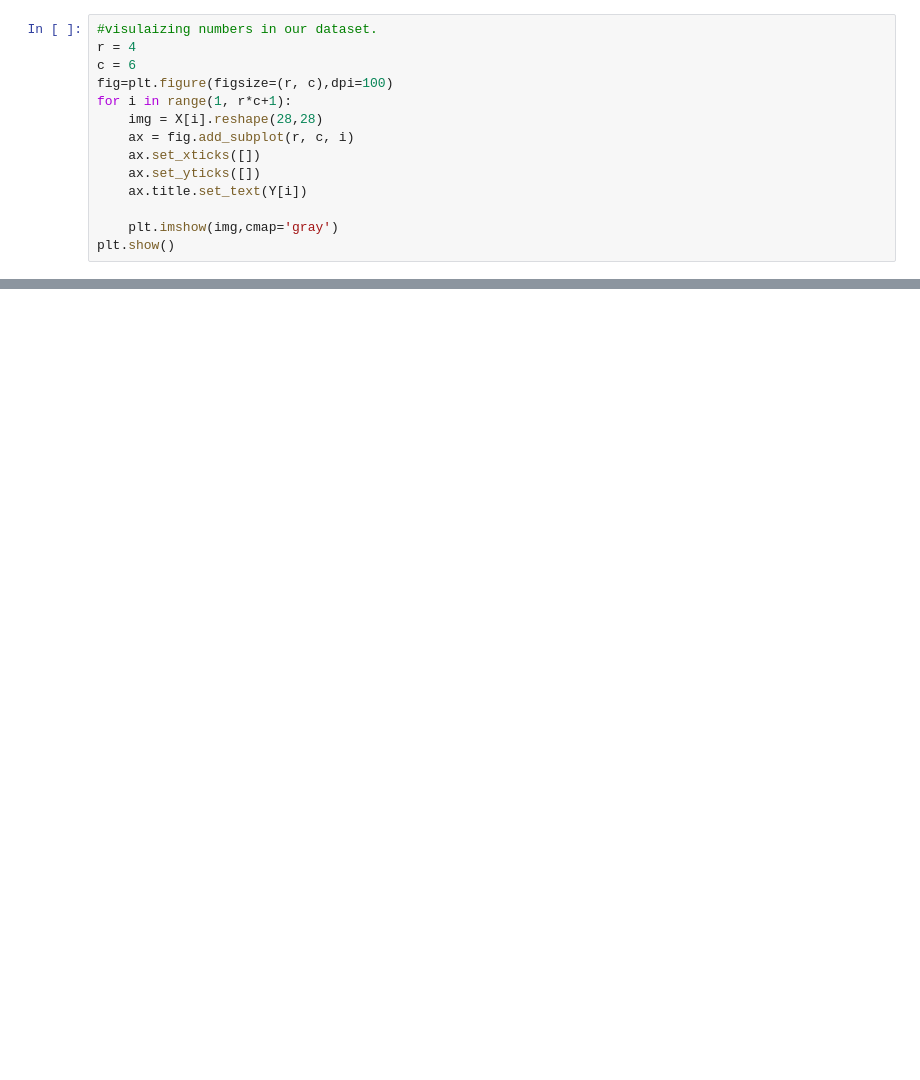
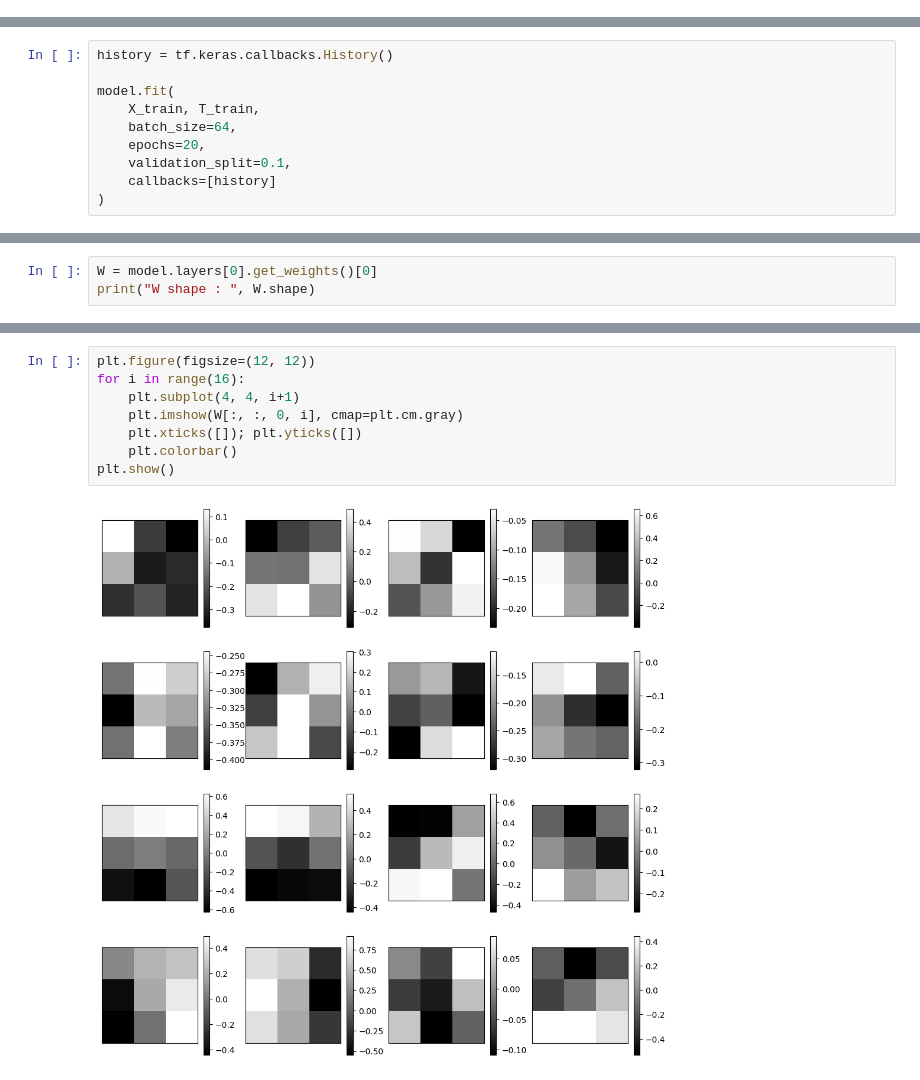
Before and after one commit to JCARNEIROX/IA367-Aprendizado-Reforco, a Jupyter notebook: Lista01/Lista1_Ex8_RA239738_RA167097.ipynb, the cells around one changed output, grey strips where cells are left out. Saved outputs shown, nothing was run; the diff lists cells and outputs as text; blank space fills up the shorter version.

```diff
--- a/Lista01/Lista1_Ex8_RA239738_RA167097.ipynb
+++ b/Lista01/Lista1_Ex8_RA239738_RA167097.ipynb
@@ -32,14 +0,0 @@ Y = train.iloc[:,0].values
-# %%
-#visulaizing numbers in our dataset.
-r = 4
-c = 6
-fig=plt.figure(figsize=(r, c),dpi=100)
-for i in range(1, r*c+1):
-    img = X[i].reshape(28,28)
-    ax = fig.add_subplot(r, c, i)
-    ax.set_xticks([])
-    ax.set_yticks([])
-    ax.title.set_text(Y[i])
-
-    plt.imshow(img,cmap='gray')
-plt.show()
@@ -220,0 +644,10 @@ Accuracy: 97.1666666667 %
+# %%
+history = tf.keras.callbacks.History()
+
+model.fit(
+    X_train, T_train,
+    batch_size=64,
+    epochs=20,
+    validation_split=0.1,
+    callbacks=[history]
+)
@@ -220,0 +733,3 @@ Accuracy: 97.1666666667 %
+# %%
+W = model.layers[0].get_weights()[0]
+print("W shape : ", W.shape)
@@ -220,0 +748,10 @@ Accuracy: 97.1666666667 %
+# %%
+plt.figure(figsize=(12, 12))
+for i in range(16):
+    plt.subplot(4, 4, i+1)
+    plt.imshow(W[:, :, 0, i], cmap=plt.cm.gray)
+    plt.xticks([]); plt.yticks([])
+    plt.colorbar()
+plt.show()
+# %% [output]
+[figure, added]
```
Also changed, not shown: parts of 67 cells of this notebook, 2 other files.
